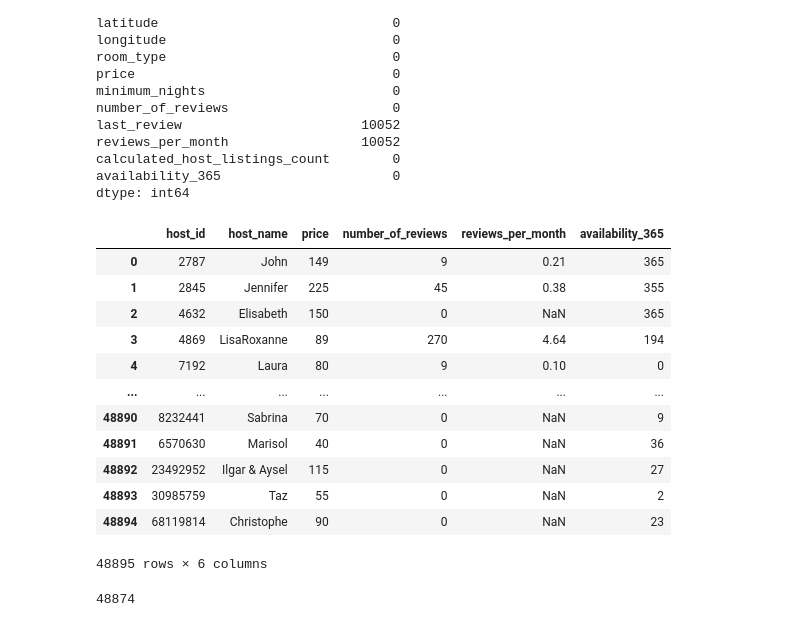
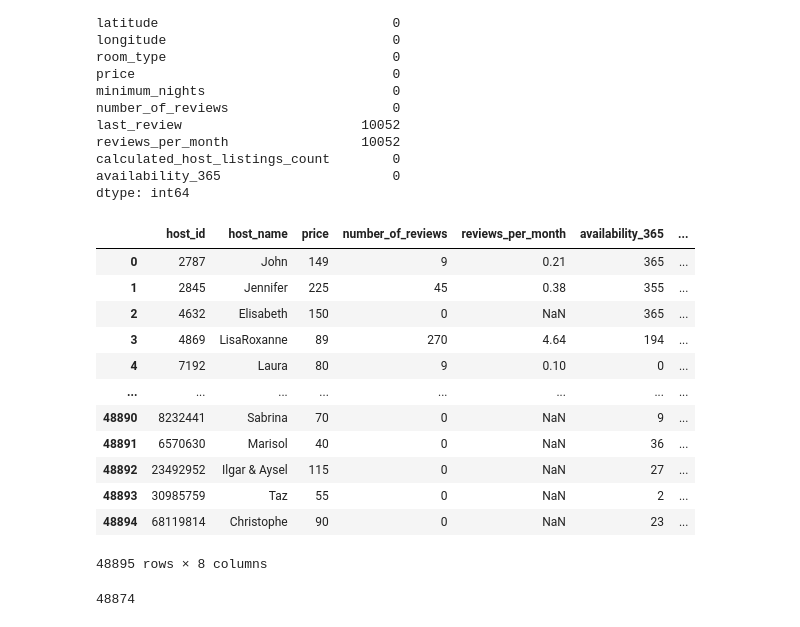
Before and after one commit to pranilthorat/Airbnb-Booking-Analysis, a Jupyter notebook: github_airbnb_capstone_project.ipynb, the cells around one changed output. Cells and saved outputs as stored; diff of their text form; code cells hidden in the pictures.

Commit message:
sixth commit to airbnb capstone project

```diff
--- a/github_airbnb_capstone_project.ipynb
+++ b/github_airbnb_capstone_project.ipynb
@@ -88,22 +95,22 @@ availability_365                      0
 dtype: int64
 # %%
 #getting thoes colunms which is required for analysis of hosts
-airbnb_df_new=airbnb_df.loc[:,['host_id','host_name','price','number_of_reviews','reviews_per_month','availability_365']]
+airbnb_df_new=airbnb_df.loc[:,['host_id','host_name','price','number_of_reviews','reviews_per_month','availability_365','neighbourhood_group','neighbourhood']]
 airbnb_df_new
 # %% [output]
-|  | host_id | host_name | price | number_of_reviews | reviews_per_month | availability_365 |
-| 0 | 2787 | John | 149 | 9 | 0.21 | 365 |
-| 1 | 2845 | Jennifer | 225 | 45 | 0.38 | 355 |
-| 2 | 4632 | Elisabeth | 150 | 0 | NaN | 365 |
-| 3 | 4869 | LisaRoxanne | 89 | 270 | 4.64 | 194 |
-| 4 | 7192 | Laura | 80 | 9 | 0.10 | 0 |
-| ... | ... | ... | ... | ... | ... | ... |
-| 48890 | 8232441 | Sabrina | 70 | 0 | NaN | 9 |
-| 48891 | 6570630 | Marisol | 40 | 0 | NaN | 36 |
-| 48892 | 23492952 | Ilgar & Aysel | 115 | 0 | NaN | 27 |
-| 48893 | 30985759 | Taz | 55 | 0 | NaN | 2 |
-| 48894 | 68119814 | Christophe | 90 | 0 | NaN | 23 |
+|  | host_id | host_name | price | number_of_reviews | reviews_per_month | availability_365 | ... |
+| 0 | 2787 | John | 149 | 9 | 0.21 | 365 | ... |
+| 1 | 2845 | Jennifer | 225 | 45 | 0.38 | 355 | ... |
+| 2 | 4632 | Elisabeth | 150 | 0 | NaN | 365 | ... |
+| 3 | 4869 | LisaRoxanne | 89 | 270 | 4.64 | 194 | ... |
+| 4 | 7192 | Laura | 80 | 9 | 0.10 | 0 | ... |
+| ... | ... | ... | ... | ... | ... | ... | ... |
+| 48890 | 8232441 | Sabrina | 70 | 0 | NaN | 9 | ... |
+| 48891 | 6570630 | Marisol | 40 | 0 | NaN | 36 | ... |
+| 48892 | 23492952 | Ilgar & Aysel | 115 | 0 | NaN | 27 | ... |
+| 48893 | 30985759 | Taz | 55 | 0 | NaN | 2 | ... |
+| 48894 | 68119814 | Christophe | 90 | 0 | NaN | 23 | ... |
-48895 rows × 6 columns
+48895 rows × 8 columns
 # %%
 #handeling missing values
 airbnb_df_new.fillna({'reviews_per_month':0}, inplace=True)
```
Also changed, not shown: parts of 67 cells of this notebook.
